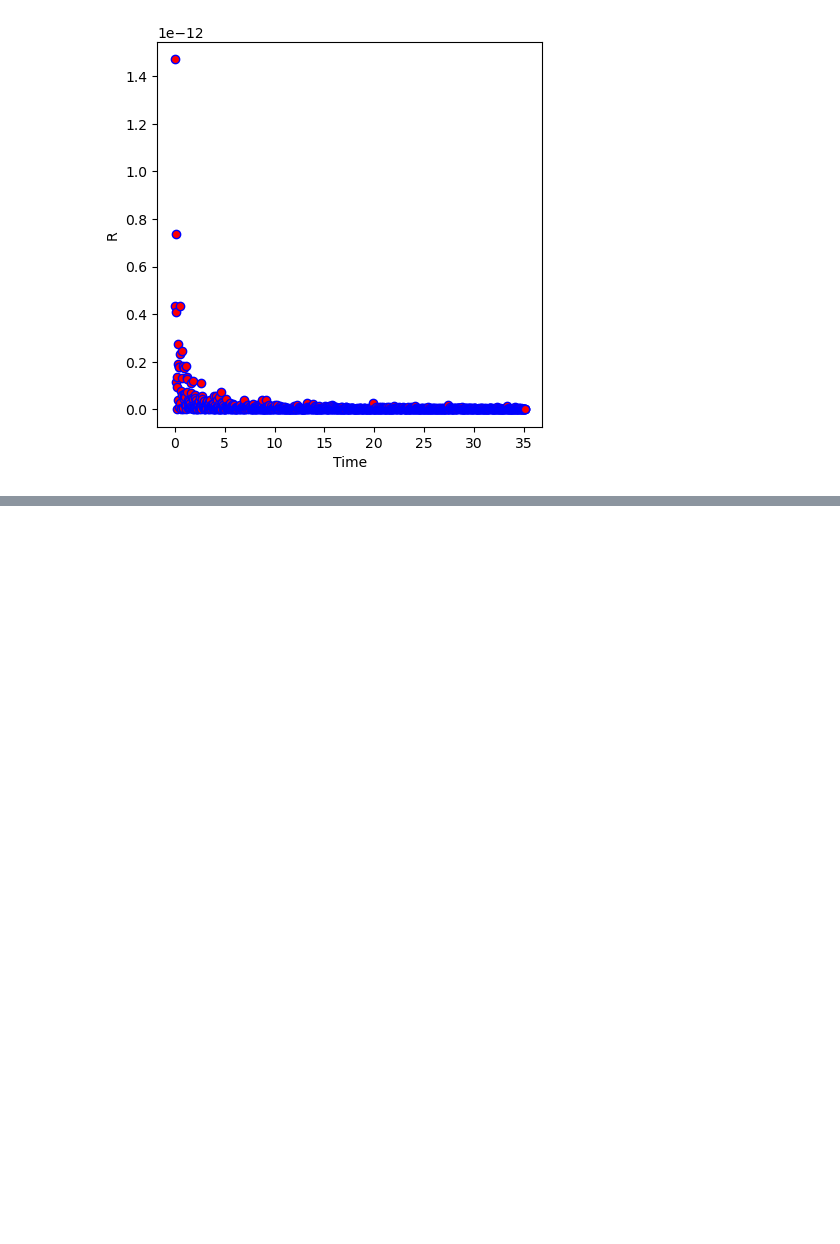
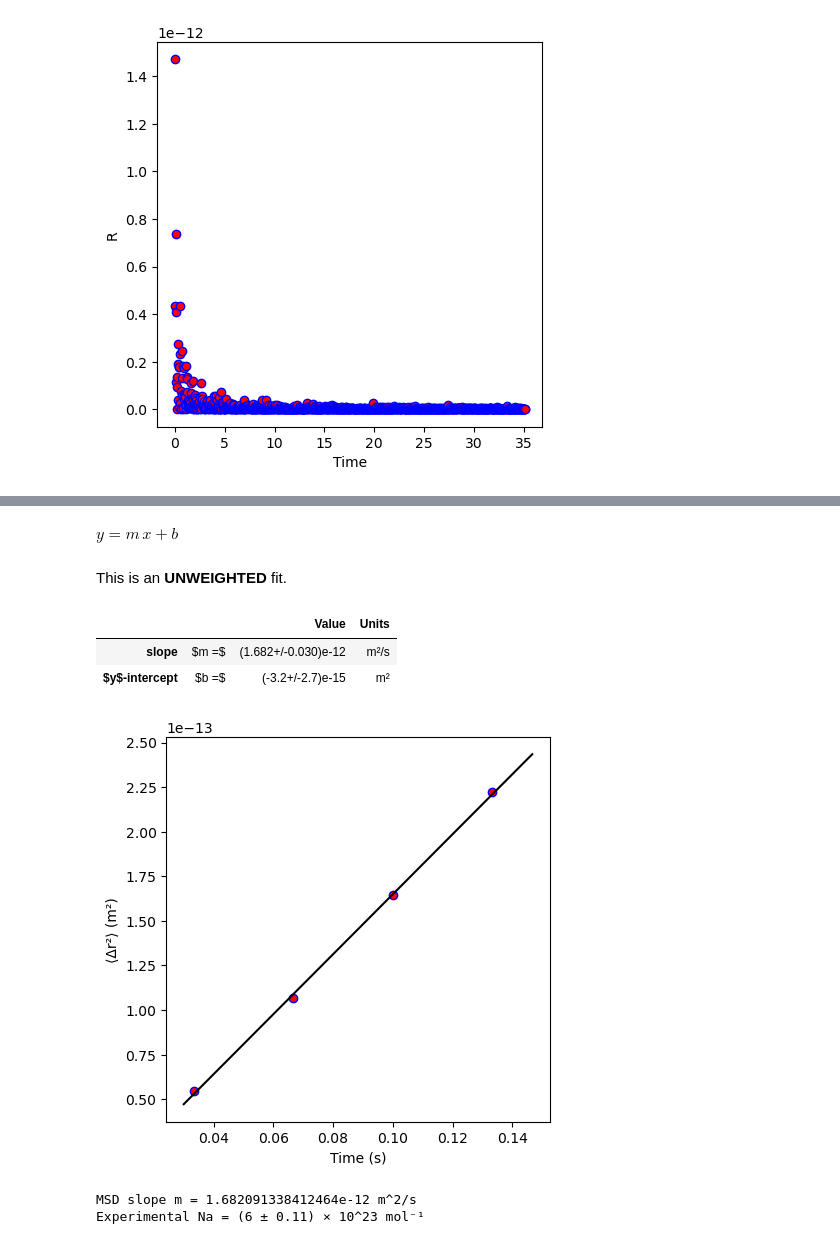
Before and after one commit to GavidD/phys232-labs, a Jupyter notebook: Brownian_Motion/Brownian Motion.ipynb, the cells around one changed output, grey strips where cells are left out. Saved outputs shown, nothing was run; the diff lists cells and outputs as text; code cells hidden in the pictures; blank space fills up the shorter version.

```diff
--- a/Brownian_Motion/Brownian Motion.ipynb
+++ b/Brownian_Motion/Brownian Motion.ipynb
@@ -111,0 +280,32 @@ Experimental Na: (7.38 ± -0.95) × 10^26 mol⁻¹
+# %%
+m_new, b_new, dm_new, db_new, fig_fit = PHYS231.LinearFit(
+    xData  = msd_df["t"],
+    yData  = msd_df["R2"],
+    xlabel = "Time",
+    ylabel = "⟨Δr²⟩",
+    xUnits = "s",
+    yUnits = "m²"
+)
+
+print("MSD slope m =", m_new, "m^2/s")
+
+
+R   = 8.314462618
+T   = 293.15
+eta = 0.001
+a   = 0.51e-6
+
+Na_new      = (2 * R * T) / (3 * np.pi * eta * a * np.abs(m_new))
+Na_new_err  = Na_new * (dm_new / np.abs(m_new))
+
+print("Experimental Na = ({:.2g} ± {:.2g}) × 10^23 mol⁻¹"
+      .format(Na_new/1e23, Na_new_err/1e23))
+# %% [output]
+$y = m\,x + b$
+This is an **UNWEIGHTED** fit.
+|  |  | Value | Units |
+| slope | $m =$ | (1.682+/-0.030)e-12 | m²/s |
+| $y$-intercept | $b =$ | (-3.2+/-2.7)e-15 | m² |
+[figure, added]
+MSD slope m = 1.682091338412464e-12 m^2/s
+Experimental Na = (6 ± 0.11) × 10^23 mol⁻¹
```
Also changed, not shown: parts of 25 cells of this notebook.
